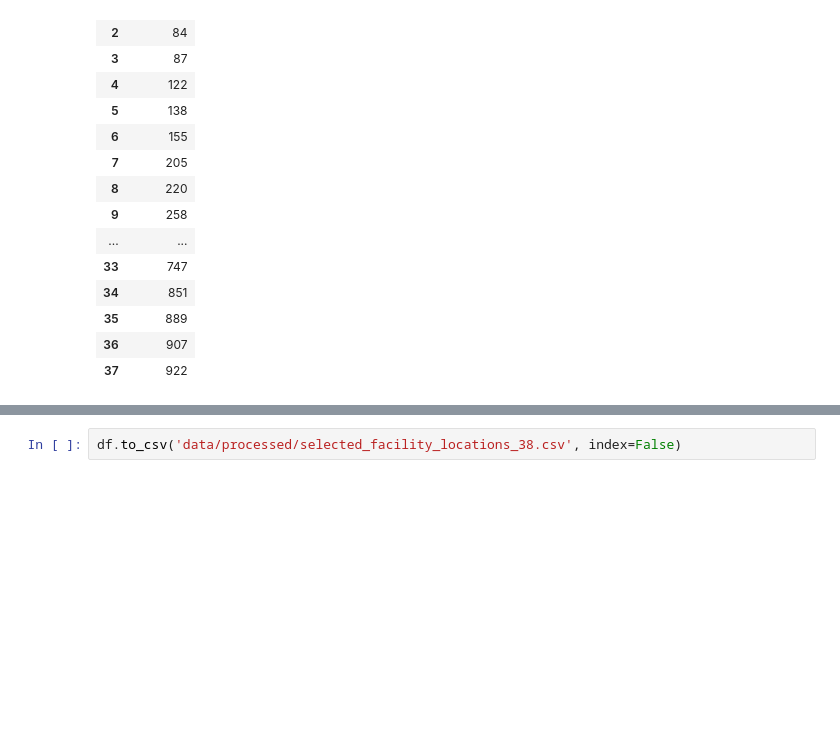
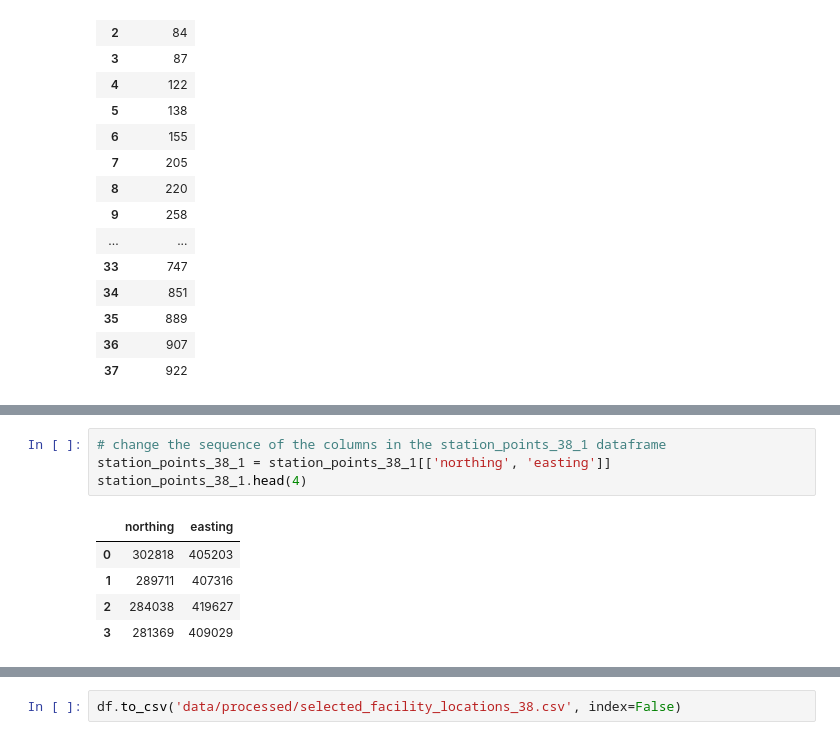
Before and after one commit to BohaoSuCC/CASADataHackathon, a Jupyter notebook: Pmedian.ipynb, the cells around one changed output, grey strips where cells are left out. Cells and saved outputs as stored; diff of their text form; blank space fills up the shorter version.

```diff
--- a/Pmedian.ipynb
+++ b/Pmedian.ipynb
@@ -510,0 +538,10 @@ station_points_38_1 = station_points_38.copy()
+# %%
+# change the sequence of the columns in the station_points_38_1 dataframe
+station_points_38_1 = station_points_38_1[['northing', 'easting']]
+station_points_38_1.head(4)
+# %% [output]
+|  | northing | easting |
+| 0 | 302818 | 405203 |
+| 1 | 289711 | 407316 |
+| 2 | 284038 | 419627 |
+| 3 | 281369 | 409029 |
```
Also changed, not shown: parts of 13 cells of this notebook, 5 other files.
